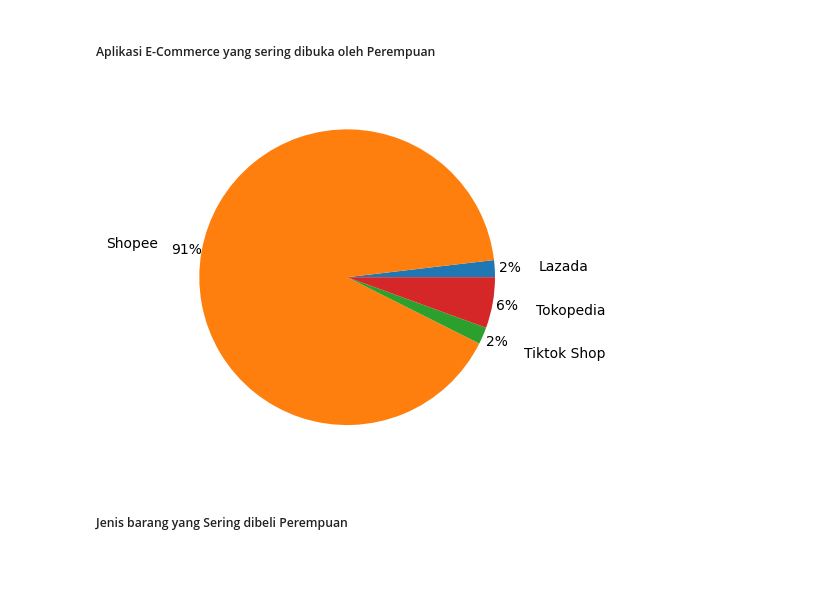
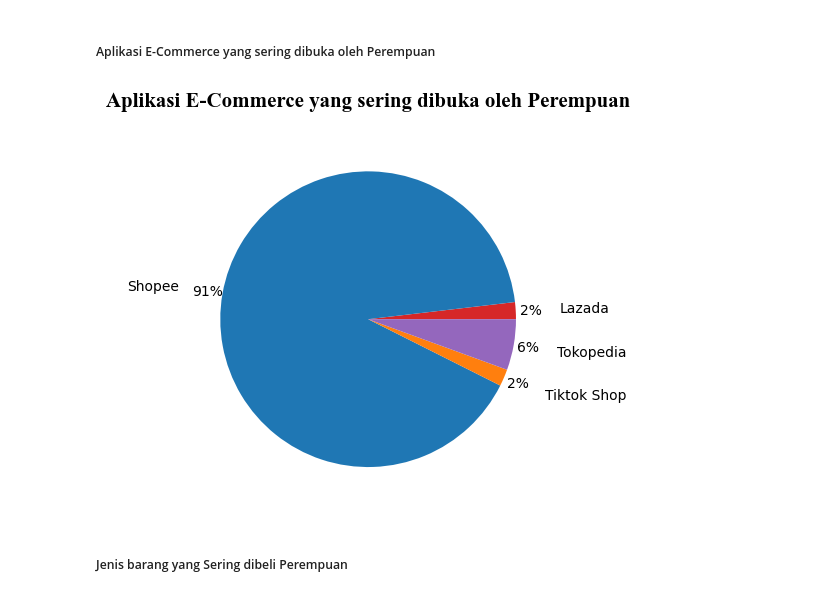
Before and after one commit to NAoHR/BoAM_DS, a Jupyter notebook: Main_Kuisioner.ipynb, the cells around one changed output. Cells and saved outputs as stored; diff of their text form; code cells hidden in the pictures; blank space fills up the shorter version.

```diff
--- a/Main_Kuisioner.ipynb
+++ b/Main_Kuisioner.ipynb
@@ -396,10 +415,9 @@ createHorizontalBar(
 # %%
 perempuan_eap = data_kuisioner[data_kuisioner["Jenis_kelamin"] == "Perempuan"]["Aplikasi_Ecommerce"].value_counts().sort_index()
 
-plt.pie(perempuan_eap, labels=perempuan_eap.index, autopct='%1.0f%%', pctdistance=1.1 , labeldistance=1.3)
-plt.show()
+createPieChart(perempuan_eap, perempuan_eap.index, "Aplikasi E-Commerce yang sering dibuka oleh Perempuan")
 # %% [output]
-[figure, old version]
+[figure, new version]
 # %% [markdown]
 ##### Jenis barang yang Sering dibeli Perempuan
 # %%
```
Also changed, not shown: parts of 13 cells of this notebook.
